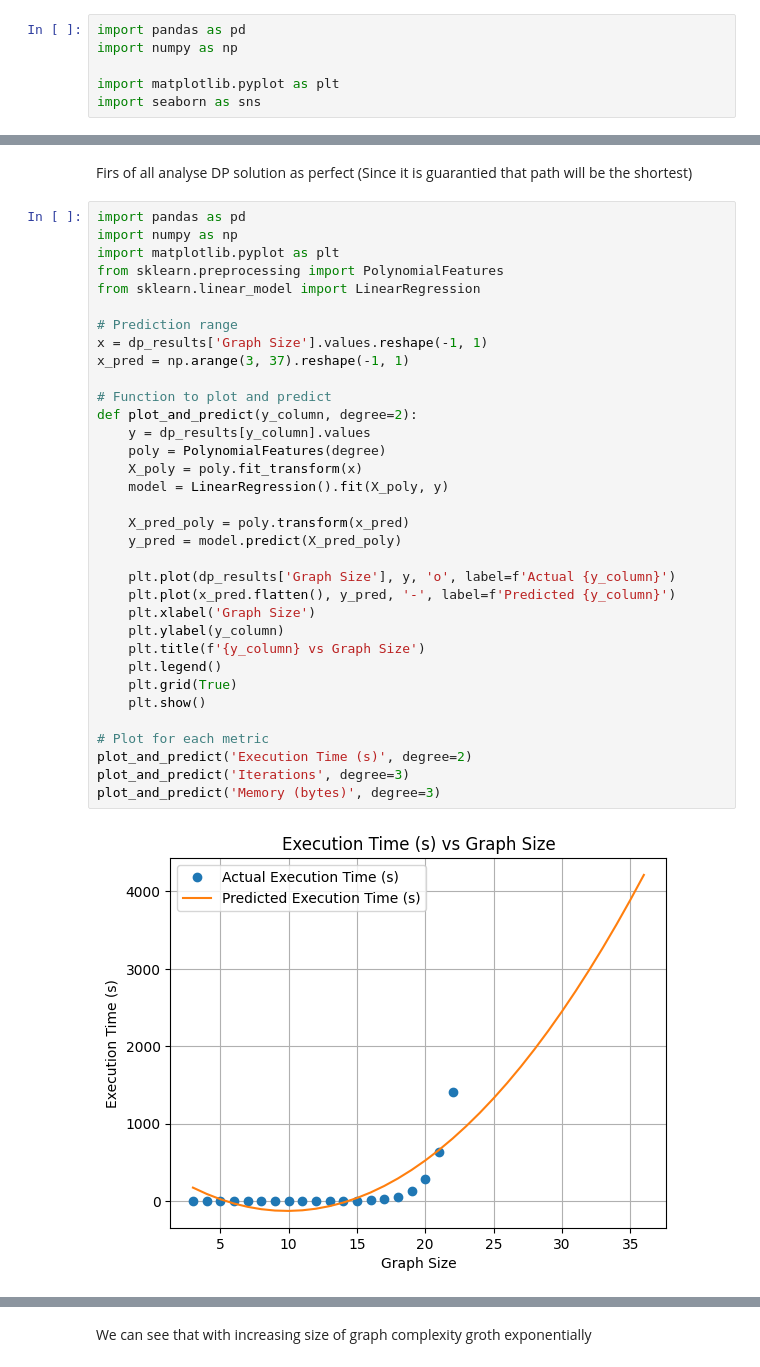
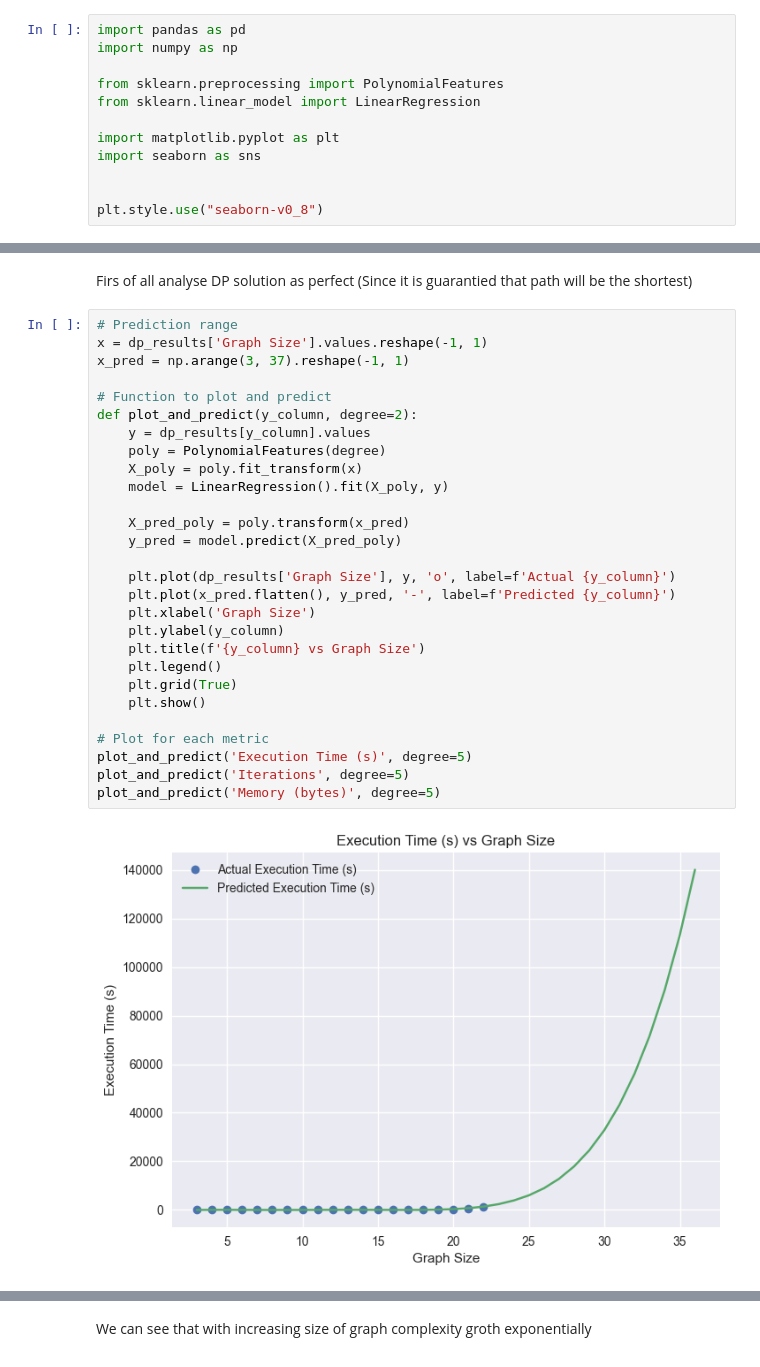
Before and after one commit to LowIQCoder/NIC_Project, a Jupyter notebook: analisys.ipynb, the cells around one changed output, grey strips where cells are left out. Saved outputs shown, nothing was run; the diff lists cells and outputs as text.

```diff
--- a/analisys.ipynb
+++ b/analisys.ipynb
@@ -5,8 +5,14 @@ Here you can find all steps of data analisys.
 import pandas as pd
 import numpy as np
 
+from sklearn.preprocessing import PolynomialFeatures
+from sklearn.linear_model import LinearRegression
+
 import matplotlib.pyplot as plt
 import seaborn as sns
+
+
+plt.style.use("seaborn-v0_8")
 # %% [markdown]
 Firts of all load aquired results
 # %%
@@ -52,38 +58,32 @@ ga_results.head(5)
 # %% [markdown]
 Firs of all analyse DP solution as perfect (Since it is guarantied that path will be the shortest)
 # %%
-import pandas as pd
-import numpy as np
-import matplotlib.pyplot as plt
-from sklearn.preprocessing import PolynomialFeatures
-from sklearn.linear_model import LinearRegression
-
 # Prediction range
 x = dp_results['Graph Size'].values.reshape(-1, 1)
 x_pred = np.arange(3, 37).reshape(-1, 1)
 
 # Function to plot and predict
 def plot_and_predict(y_column, degree=2):
     y = dp_results[y_column].values
     poly = PolynomialFeatures(degree)
     X_poly = poly.fit_transform(x)
     model = LinearRegression().fit(X_poly, y)
 
     X_pred_poly = poly.transform(x_pred)
     y_pred = model.predict(X_pred_poly)
 
     plt.plot(dp_results['Graph Size'], y, 'o', label=f'Actual {y_column}')
     plt.plot(x_pred.flatten(), y_pred, '-', label=f'Predicted {y_column}')
     plt.xlabel('Graph Size')
     plt.ylabel(y_column)
     plt.title(f'{y_column} vs Graph Size')
     plt.legend()
     plt.grid(True)
     plt.show()
 
 # Plot for each metric
-plot_and_predict('Execution Time (s)', degree=2)
-plot_and_predict('Iterations', degree=3)
-plot_and_predict('Memory (bytes)', degree=3)
+plot_and_predict('Execution Time (s)', degree=5)
+plot_and_predict('Iterations', degree=5)
+plot_and_predict('Memory (bytes)', degree=5)
 # %% [output]
-[figure, old version]
+[figure, new version]
```
Also changed, not shown: parts of 6 cells of this notebook.
